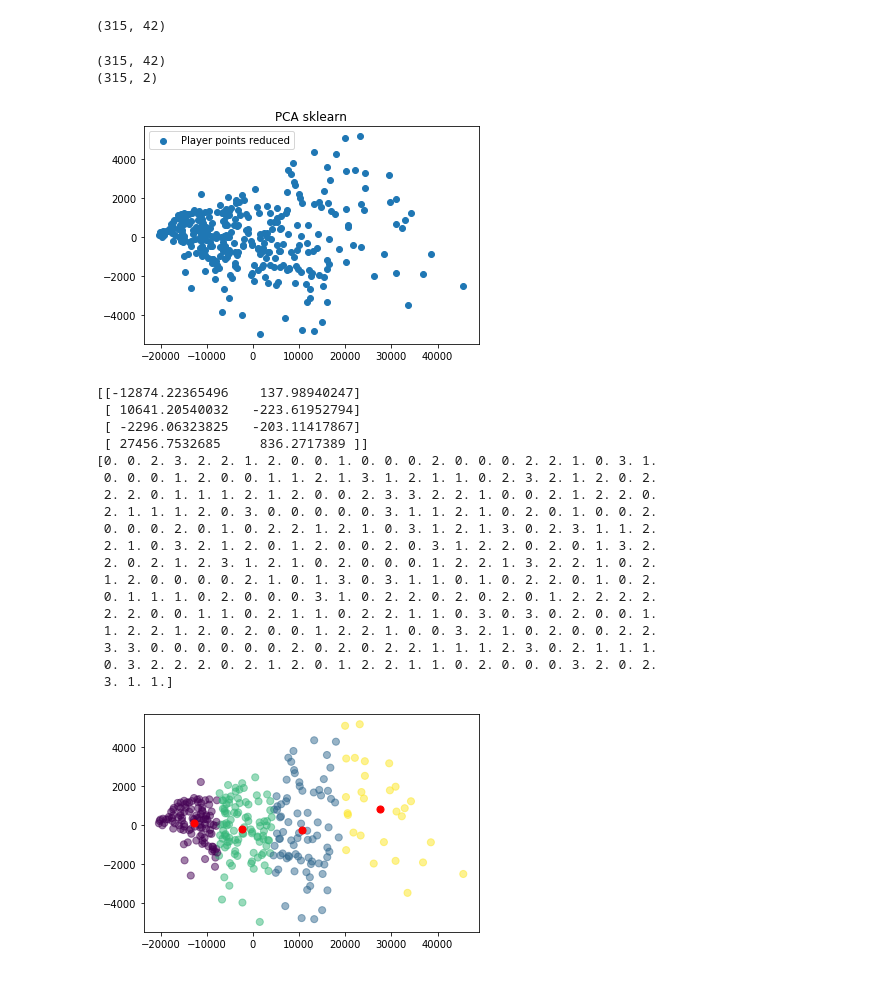
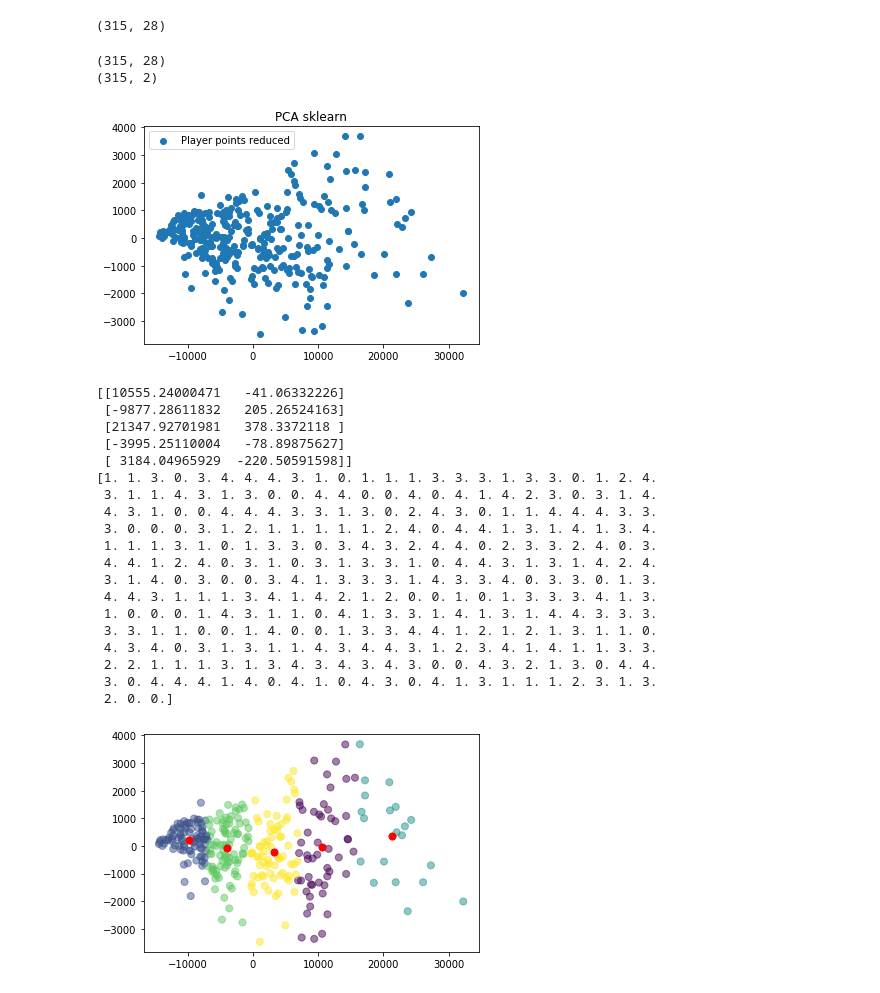
Before and after one commit to avcheng/MLSAnalysis, a Jupyter notebook: ML_Analysis_Outfield.ipynb, the cells around one changed output. Cells and saved outputs as stored; diff of their text form; code cells hidden in the pictures.

Commit message:
add data processing

```diff
--- a/ML_Analysis_Outfield.ipynb
+++ b/ML_Analysis_Outfield.ipynb
@@ -14,7 +14,7 @@ from sklearn.decomposition import PCA
 from sklearn.cluster import KMeans
 from sklearn.metrics import silhouette_samples, silhouette_score
 # %%
-file = "data/data_players_2019.csv"
+file = "data/data_players_2019_edited.csv"
 # load dataset into Pandas DataFrame
 
 all = pd.read_csv(file)
@@ -38,10 +38,11 @@ pos = "GK"
 
 players = all[all.Min > 1000]
 players = players[~players.Pos.str.contains(pos)]
-players = players.reset_index()
+players = players.reset_index(drop=True)
 player_names = pd.DataFrame(players['Player'])
-# players = players.drop(['Player','Rk','Nation', 'Pos', 'Age', 'Born', 'MP', 'Starts', 'Min', 'Squad'], axis=1)
-players = pd.DataFrame(players[["Gls", "Ast", "PK", "PKatt", "CrdY", "CrdR", "Gls", "Ast", "G+A", "G-PK", "G+A-PK", "xG", "npxG", "xA", "xG", "xA", "xG+xA", "npxG", "npxG+xA", "TotAtt","TotCmp%","TotDist","PrgDist","SbortCmp","ShortAtt","ShortCmp%","MedCmp","MedAtt","MedCmp%","LongCmp","LongAtt","LongCmp%","Att","Tkl%","Past","Press","Succ","Carries","TotDist","PrgDist", "AerialLost", "AerialWon%"]])
+players = players.drop(['Player','Rk','Nation', 'Pos', 'Squad', 'Born', 'Min'], axis=1)
+# players = pd.DataFrame(players[["Gls", "Ast", "PK", "PKatt", "CrdY", "CrdR", "Gls", "Ast", "G+A", "G-PK", "G+A-PK", "xG", "npxG", "xA", "xG", "xA", "xG+xA", "npxG", "npxG+xA", "TotAtt","TotCmp%","TotDist","PrgDist","SbortCmp","ShortAtt","ShortCmp%","MedCmp","MedAtt","MedCmp%","LongCmp","LongAtt","LongCmp%","Att","Tkl%","Past","Press","Succ","Carries","TotDist","PrgDist", "AerialLost", "AerialWon%"]])
 players.reset_index(drop=True)
-player_names
+print(player_names)
+print(players)
 # %% [output]
@@ -63,4 +68,4 @@ scaler = StandardScaler()
 scaled_data = scaler.fit_transform(players.values)
 players.shape
 # %% [output]
-(315, 42)
+(315, 28)
@@ -72,49 +72,53 @@ reduced_data = sklearn_pca.fit_transform(players_values)
-# %%
-print(players.shape)
-print(reduced_data.shape)
-# reduced_data
-# %% [output]
-(315, 42)
-(315, 2)
 # %%
+sklearn_pca = PCA(n_components=2)
+
+players_values = np.nan_to_num(players)
+reduced_data = sklearn_pca.fit_transform(players_values)
+
+print(players.shape)
+print(reduced_data.shape)
+# reduced_data
+
 plt.scatter(reduced_data[:, 0], reduced_data[:, 1], label='Player points reduced')
 plt.title("PCA sklearn")
 plt.legend()
 plt.show()
 # %% [output]
+(315, 28)
+(315, 2)
-[figure, old version]
+[figure, new version]
 # %%
-cluster_num = 4
-
+cluster_num = 5
 
 df = pd.DataFrame(reduced_data,columns=['x','y'])
 
-kmeans = KMeans(n_clusters=cluster_num).fit(df)
+kmeans = KMeans(n_clusters=cluster_num, algorithm = "full").fit(df)
 
 centroids = kmeans.cluster_centers_
 print(centroids)
 print(kmeans.labels_.astype(float))
 
 plt.scatter(df['x'], df['y'], c = kmeans.labels_.astype(float), s=50, alpha=0.5)
 plt.scatter(centroids[:, 0], centroids[:, 1], c='red', s=50)
 plt.show()
 # %% [output]
-[[-12874.22365496    137.98940247]
- [ 10641.20540032   -223.61952794]
- [ -2296.06323825   -203.11417867]
- [ 27456.7532685     836.2717389 ]]
-[0. 0. 2. 3. 2. 2. 1. 2. 0. 0. 1. 0. 0. 0. 2. 0. 0. 0. 2. 2. 1. 0. 3. 1.
- 0. 0. 0. 1. 2. 0. 0. 1. 1. 2. 1. 3. 1. 2. 1. 1. 0. 2. 3. 2. 1. 2. 0. 2.
- 2. 2. 0. 1. 1. 1. 2. 1. 2. 0. 0. 2. 3. 3. 2. 2. 1. 0. 0. 2. 1. 2. 2. 0.
- 2. 1. 1. 1. 2. 0. 3. 0. 0. 0. 0. 0. 3. 1. 1. 2. 1. 0. 2. 0. 1. 0. 0. 2.
- 0. 0. 0. 2. 0. 1. 0. 2. 2. 1. 2. 1. 0. 3. 1. 2. 1. 3. 0. 2. 3. 1. 1. 2.
- 2. 1. 0. 3. 2. 1. 2. 0. 1. 2. 0. 0. 2. 0. 3. 1. 2. 2. 0. 2. 0. 1. 3. 2.
- 2. 0. 2. 1. 2. 3. 1. 2. 1. 0. 2. 0. 0. 0. 1. 2. 2. 1. 3. 2. 2. 1. 0. 2.
- 1. 2. 0. 0. 0. 0. 2. 1. 0. 1. 3. 0. 3. 1. 1. 0. 1. 0. 2. 2. 0. 1. 0. 2.
- 0. 1. 1. 1. 0. 2. 0. 0. 0. 3. 1. 0. 2. 2. 0. 2. 0. 2. 0. 1. 2. 2. 2. 2.
- 2. 2. 0. 0. 1. 1. 0. 2. 1. 1. 0. 2. 2. 1. 1. 0. 3. 0. 3. 0. 2. 0. 0. 1.
- 1. 2. 2. 1. 2. 0. 2. 0. 0. 1. 2. 2. 1. 0. 0. 3. 2. 1. 0. 2. 0. 0. 2. 2.
- 3. 3. 0. 0. 0. 0. 0. 0. 2. 0. 2. 0. 2. 2. 1. 1. 1. 2. 3. 0. 2. 1. 1. 1.
- 0. 3. 2. 2. 2. 0. 2. 1. 2. 0. 1. 2. 2. 1. 1. 0. 2. 0. 0. 0. 3. 2. 0. 2.
- 3. 1. 1.]
+[[10555.24000471   -41.06332226]
+ [-9877.28611832   205.26524163]
+ [21347.92701981   378.3372118 ]
+ [-3995.25110004   -78.89875627]
+ [ 3184.04965929  -220.50591598]]
+[1. 1. 3. 0. 3. 4. 4. 4. 3. 1. 0. 1. 1. 1. 3. 3. 3. 1. 3. 3. 0. 1. 2. 4.
+ 3. 1. 1. 4. 3. 1. 3. 0. 0. 4. 4. 0. 0. 4. 0. 4. 1. 4. 2. 3. 0. 3. 1. 4.
+ 4. 3. 1. 0. 0. 4. 4. 4. 3. 3. 1. 3. 0. 2. 4. 3. 0. 1. 1. 4. 4. 4. 3. 3.
+ 3. 0. 0. 0. 3. 1. 2. 1. 1. 1. 1. 1. 2. 4. 0. 4. 4. 1. 3. 1. 4. 1. 3. 4.
+ 1. 1. 1. 3. 1. 0. 1. 3. 3. 0. 3. 4. 3. 2. 4. 4. 0. 2. 3. 3. 2. 4. 0. 3.
+ 4. 4. 1. 2. 4. 0. 3. 1. 0. 3. 1. 3. 3. 1. 0. 4. 4. 3. 1. 3. 1. 4. 2. 4.
+ 3. 1. 4. 0. 3. 0. 0. 3. 4. 1. 3. 3. 3. 1. 4. 3. 3. 4. 0. 3. 3. 0. 1. 3.
+ 4. 4. 3. 1. 1. 1. 3. 4. 1. 4. 2. 1. 2. 0. 0. 1. 0. 1. 3. 3. 3. 4. 1. 3.
+ 1. 0. 0. 0. 1. 4. 3. 1. 1. 0. 4. 1. 3. 3. 1. 4. 1. 3. 1. 4. 4. 3. 3. 3.
+ 3. 3. 1. 1. 0. 0. 1. 4. 0. 0. 1. 3. 3. 4. 4. 1. 2. 1. 2. 1. 3. 1. 1. 0.
+ 4. 3. 4. 0. 3. 1. 3. 1. 1. 4. 3. 4. 4. 3. 1. 2. 3. 4. 1. 4. 1. 1. 3. 3.
+ 2. 2. 1. 1. 1. 3. 1. 3. 4. 3. 4. 3. 4. 3. 0. 0. 4. 3. 2. 1. 3. 0. 4. 4.
+ 3. 0. 4. 4. 4. 1. 4. 0. 4. 1. 0. 4. 3. 0. 4. 1. 3. 1. 1. 1. 2. 3. 1. 3.
+ 2. 0. 0.]
-[figure, old version]
+[figure, new version]
```
Also changed, not shown: parts of 11 cells of this notebook, 12 other files.
